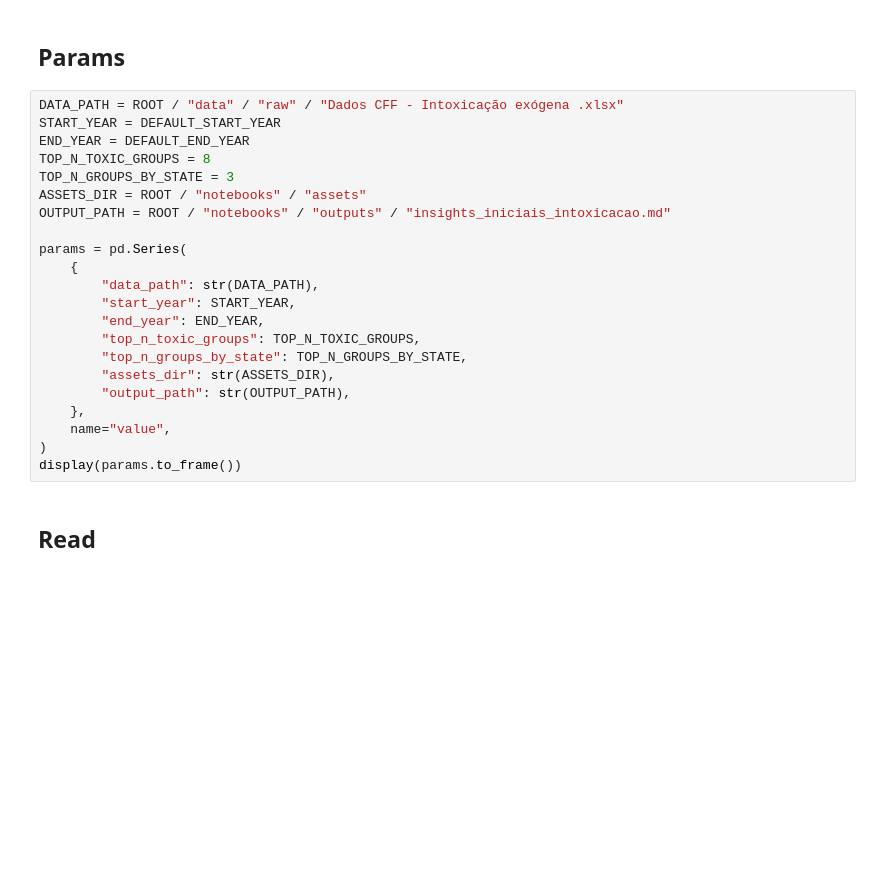
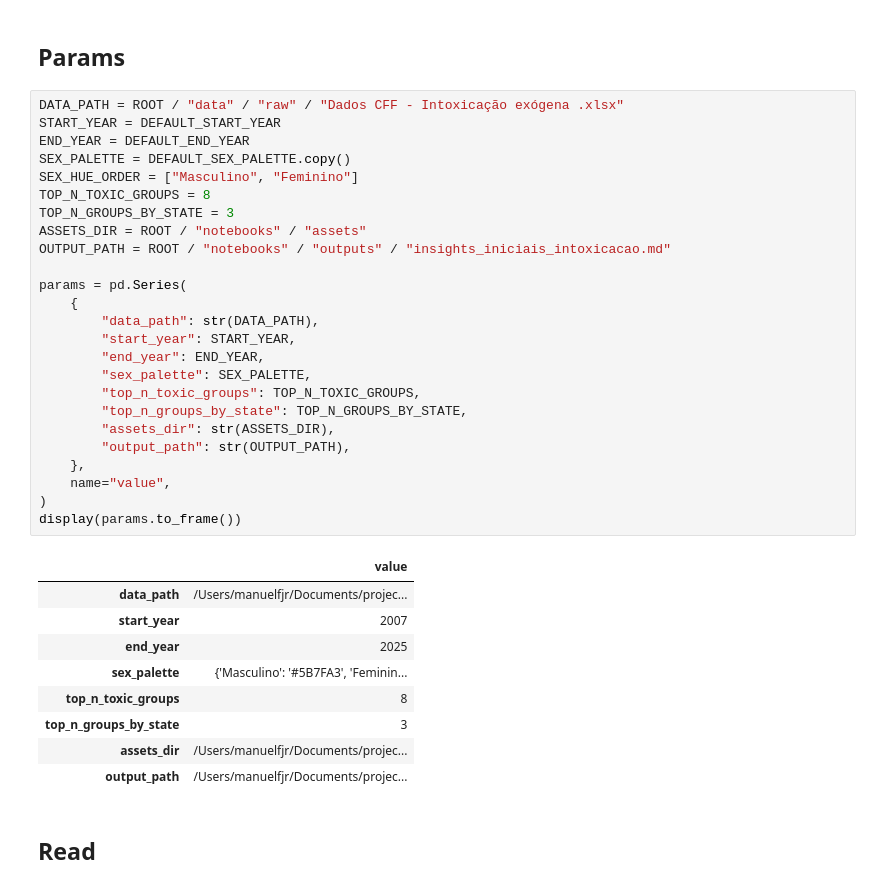
Before and after one commit to Manuelfjr/intoxicacao-exog, a Jupyter notebook: notebooks/analise_inicial_intoxicacao_idosos.ipynb, the cells around one changed output. Drawn from its saved outputs; the diff is of its cells as text; blank space fills up the shorter version.

```diff
--- a/notebooks/analise_inicial_intoxicacao_idosos.ipynb
+++ b/notebooks/analise_inicial_intoxicacao_idosos.ipynb
@@ -60,25 +67,38 @@ from utils.intoxicacao_analysis import (
 # %%
 DATA_PATH = ROOT / "data" / "raw" / "Dados CFF - Intoxicação exógena .xlsx"
 START_YEAR = DEFAULT_START_YEAR
 END_YEAR = DEFAULT_END_YEAR
+SEX_PALETTE = DEFAULT_SEX_PALETTE.copy()
+SEX_HUE_ORDER = ["Masculino", "Feminino"]
 TOP_N_TOXIC_GROUPS = 8
 TOP_N_GROUPS_BY_STATE = 3
 ASSETS_DIR = ROOT / "notebooks" / "assets"
 OUTPUT_PATH = ROOT / "notebooks" / "outputs" / "insights_iniciais_intoxicacao.md"
 
 params = pd.Series(
     {
         "data_path": str(DATA_PATH),
         "start_year": START_YEAR,
         "end_year": END_YEAR,
+        "sex_palette": SEX_PALETTE,
         "top_n_toxic_groups": TOP_N_TOXIC_GROUPS,
         "top_n_groups_by_state": TOP_N_GROUPS_BY_STATE,
         "assets_dir": str(ASSETS_DIR),
         "output_path": str(OUTPUT_PATH),
     },
     name="value",
 )
 display(params.to_frame())
+# %% [output]
+|  | value |
+| data_path | /Users/manuelfjr/Documents/projec... |
+| start_year | 2007 |
+| end_year | 2025 |
+| sex_palette | {'Masculino': '#5B7FA3', 'Feminin... |
+| top_n_toxic_groups | 8 |
+| top_n_groups_by_state | 3 |
+| assets_dir | /Users/manuelfjr/Documents/projec... |
+| output_path | /Users/manuelfjr/Documents/projec... |
 # %% [markdown]
 ## Read
 # %%
```
Also changed, not shown: parts of 7 cells of this notebook, 10 other files.
